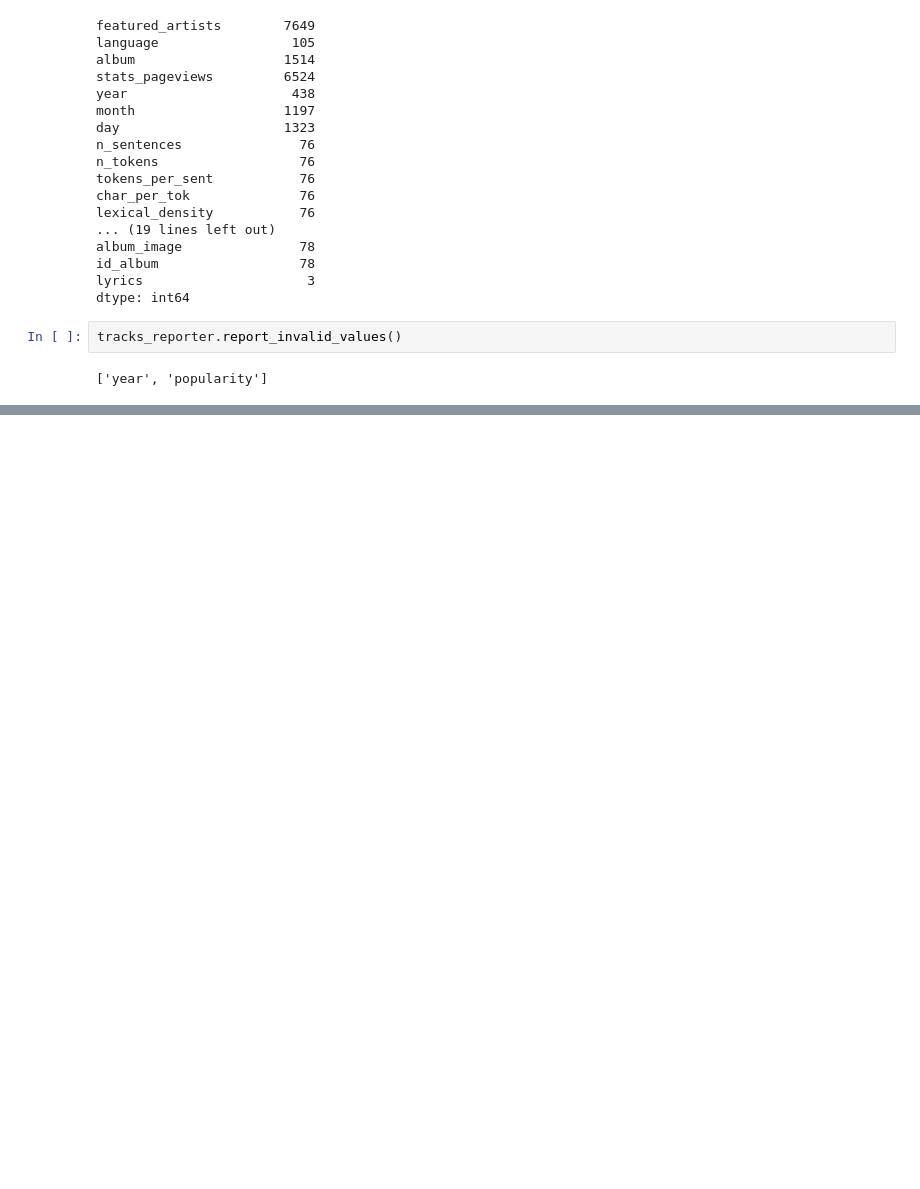
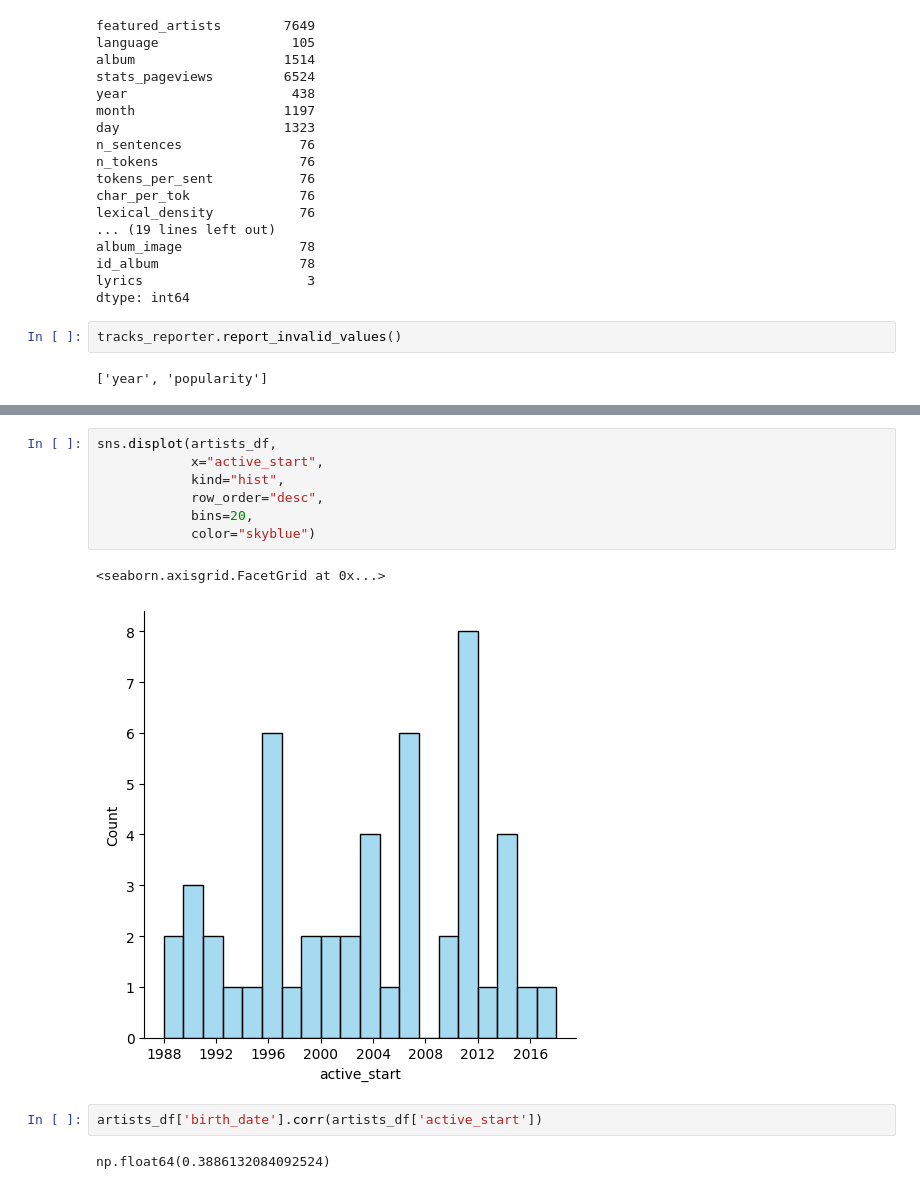
Before and after one commit to abderrahmane-salmi/UNIPI-Data-Mining-Project, a Jupyter notebook: data_understanding/01_data_understanding.ipynb, the cells around one changed output, grey strips where cells are left out. Saved outputs shown, nothing was run; the diff lists cells and outputs as text; blank space fills up the shorter version.

```diff
--- a/data_understanding/01_data_understanding.ipynb
+++ b/data_understanding/01_data_understanding.ipynb
@@ -513,0 +459,14 @@ Number of tracks associated with the artists that would be deleted: 2578
+# %%
+sns.displot(artists_df,
+            x="active_start",
+            kind="hist",
+            row_order="desc",
+            bins=20,
+            color="skyblue")
+# %% [output]
+<seaborn.axisgrid.FacetGrid at 0x...>
+[figure, added]
+# %%
+artists_df['birth_date'].corr(artists_df['active_start'])
+# %% [output]
+np.float64(0.3886132084092524)
```
Also changed, not shown: parts of 17 cells of this notebook, 1 other file.
